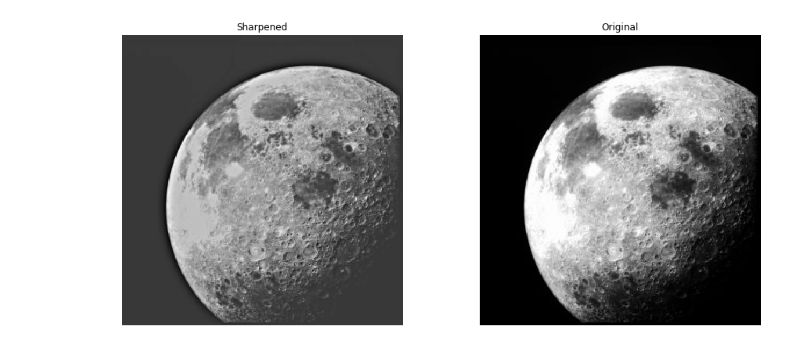
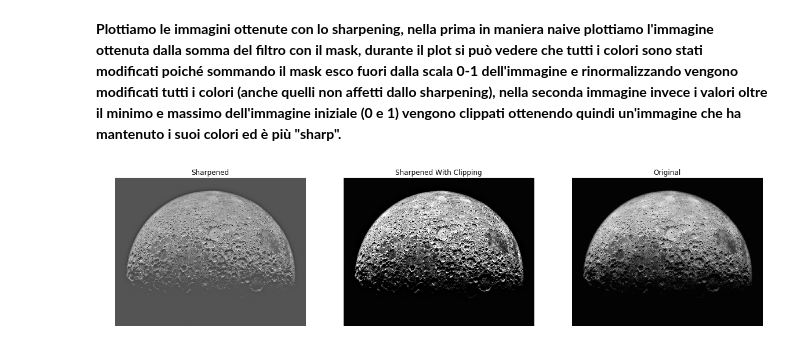
Before and after one commit to pkasela/SecondYear-Assignments, a Jupyter notebook: DSIM/E03_Kasela_Pranav_846965.ipynb, the cells around one changed output. Cells and saved outputs as stored; diff of their text form; code cells hidden in the pictures.

```diff
--- a/DSIM/E03_Kasela_Pranav_846965.ipynb
+++ b/DSIM/E03_Kasela_Pranav_846965.ipynb
@@ -40,0 +36,21 @@ def shapened_image(image, sigma=1, high_boost=1):
+# %%
+def gaussian_mask(image, sigma=1):
+    """
+    This function takes the image and the sigma for the Gaussian Filter
+    and returns the gaussian mask given by the difference between the
+    image and the gaussian filtered image, this will be used by the
+    sharpened_image function
+    """
+    filtered = filters.gaussian(image, sigma)
+    mask = image - filtered
+    return mask
+
+def shapened_image(image, sigma=1, mask_weight=1):
+    """
+    This sums the gaussian_mask to the original image to obtain a
+    sharpended image, the sigma is passes to the gaussian mask to
+    create the mask to be summed to the image. Optionaly the mask can
+    be scaled multiplying it by a number (mask_weight) it default to 1.
+    """
+    mask = gaussian_mask(image, sigma)
+    return image + mask*mask_weight
@@ -41,7 +59,8 @@ def shapened_image(image, sigma=1, high_boost=1):
 # %%
-SIGMA = 5
+SIGMA = 10
 
-plt.figure(figsize=(15,15))
+plt.figure(figsize=(20,20))
+
 plt.subplot(131)
 plt.imshow(image, cmap='gray'); plt.title('Original')
 plt.axis('off')
@@ -52,5 +71,6 @@ plt.subplot(133)
 plt.imshow(gaussian_mask(image, SIGMA), cmap='gray')
 plt.title('Edges by Gaussian Filter')
 plt.axis('off')
+
 plt.show()
 # %% [output]
@@ -58,11 +78,22 @@ plt.show()
+# %% [markdown]
+**Plottiamo le immagini ottenute con lo sharpening, nella prima in maniera naive plottiamo l'immagine ottenuta dalla somma del filtro con il mask, durante il plot si può vedere che tutti i colori sono stati modificati poiché sommando il mask esco fuori dalla scala 0-1 dell'immagine e rinormalizzando vengono modificati tutti i colori (anche quelli non affetti dallo sharpening), nella seconda immagine invece i valori oltre il minimo e massimo dell'immagine iniziale (0 e 1) vengono clippati ottenendo quindi un'immagine che ha mantenuto i suoi colori ed è più "sharp".**
 # %%
-plt.figure(figsize=(15,15))
-plt.subplot(221)
-plt.imshow(shapened_image(image, SIGMA), cmap='gray'); plt.title('Sharpened')
+sharp_image = shapened_image(image, SIGMA)
+sharp_image_clip = np.clip(sharp_image, np.min(image), np.max(image))
+
+
+plt.figure(figsize=(20,20))
+
+plt.subplot(131)
+plt.imshow(sharp_image, cmap='gray'); plt.title('Sharpened')
 plt.axis('off')
-plt.subplot(222)
+plt.subplot(132)
+plt.imshow(sharp_image_clip, cmap='gray'); plt.title('Sharpened With Clipping')
+plt.axis('off')
+plt.subplot(133)
 plt.imshow(image, cmap='gray'); plt.title('Original')
 plt.axis('off')
+
 plt.show()
 # %% [output]
-[figure, old version]
+[figure, new version]
```
Also changed, not shown: parts of 18 cells of this notebook, 2 other files.
